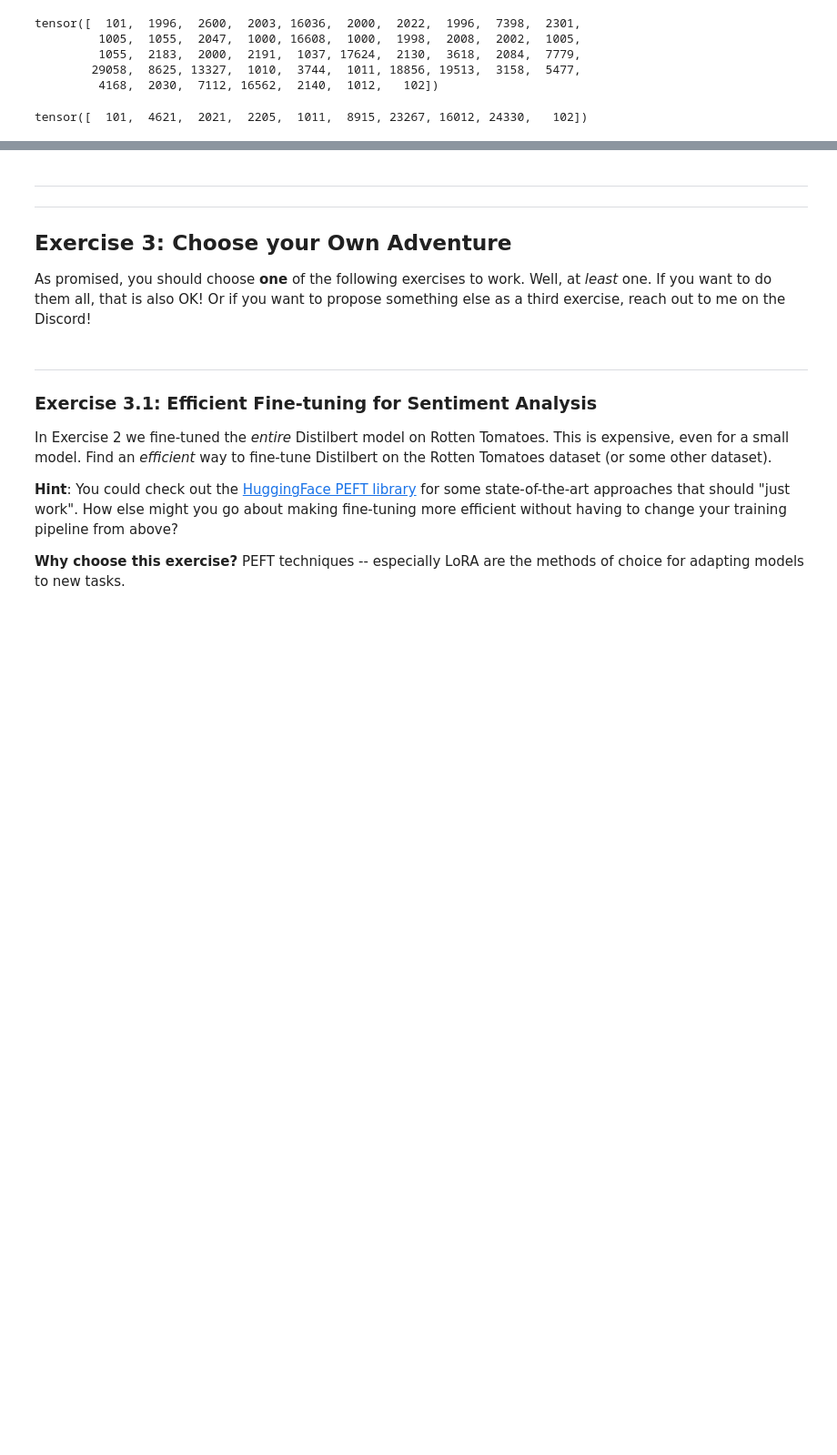
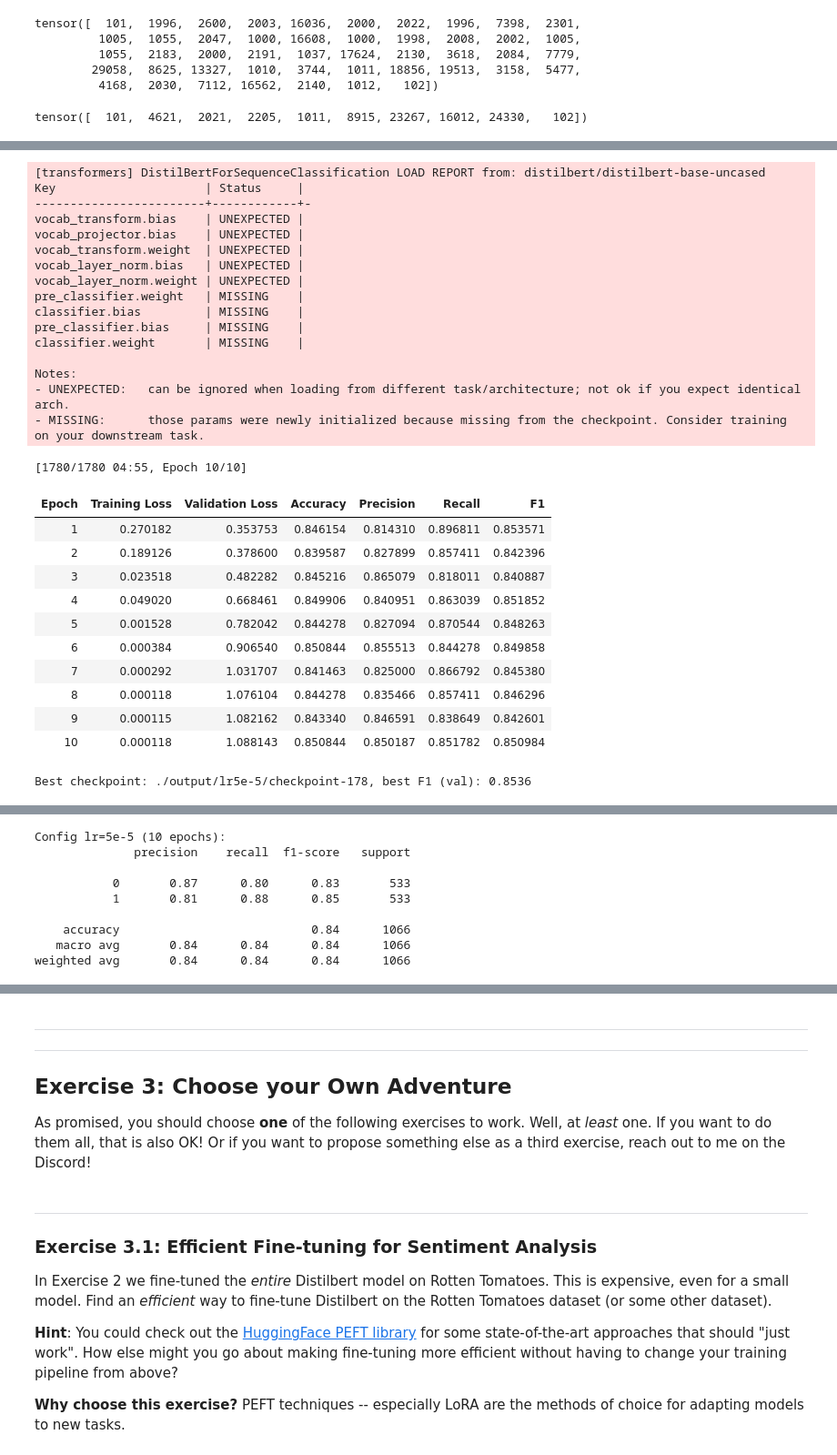
Before and after one commit to Eros-Pinzani/DLA_Projects, a Jupyter notebook: Lab02_DLA/DLA-Lab2.ipynb, the cells around one changed output, grey strips where cells are left out. Shown at 91% size. Saved outputs shown, nothing was run; the diff lists cells and outputs as text; code cells hidden in the pictures; blank space fills up the shorter version.

```diff
--- a/Lab02_DLA/DLA-Lab2.ipynb
+++ b/Lab02_DLA/DLA-Lab2.ipynb
@@ -676,0 +816,53 @@ TrainOutput(global_step=1780, training_loss=0.012748258094380321, metrics={'trai
+# %%
+training_args_lr5 = TrainingArguments(
+    output_dir='./output/lr5e-5',
+    learning_rate=5e-5,
+    per_device_train_batch_size=48,
+    per_device_eval_batch_size=48,
+    num_train_epochs=10,
+    use_cpu=False,
+    save_strategy='epoch',
+    report_to='wandb',
+    run_name='lr5e-5_ep10',
+    logging_strategy="steps",
+    logging_steps=1,
+    do_eval=True,
+    eval_strategy='epoch',
+    load_best_model_at_end=True,
+    metric_for_best_model='f1',
+    greater_is_better=True,
+    save_total_limit=2,   # keep only the best checkpoint + the last one
+)
+trainer_lr5, preds_lr5 = finetune_and_test(training_args_lr5)
+print("Config lr=5e-5 (10 epochs):")
+print(classification_report(tokenized_test['label'], np.argmax(preds_lr5.predictions, axis=-1)))
+# %% [output]
+[transformers] DistilBertForSequenceClassification LOAD REPORT from: distilbert/distilbert-base-uncased
+Key                     | Status     |
+------------------------+------------+-
+vocab_transform.bias    | UNEXPECTED |
+vocab_projector.bias    | UNEXPECTED |
+vocab_transform.weight  | UNEXPECTED |
+vocab_layer_norm.bias   | UNEXPECTED |
+vocab_layer_norm.weight | UNEXPECTED |
+pre_classifier.weight   | MISSING    |
+classifier.bias         | MISSING    |
+pre_classifier.bias     | MISSING    |
+classifier.weight       | MISSING    |
+
+Notes:
+- UNEXPECTED:   can be ignored when loading from different task/architecture; not ok if you expect identical arch.
+- MISSING:      those params were newly initialized because missing from the checkpoint. Consider training on your downstream task.
+[1780/1780 04:55, Epoch 10/10]
+| Epoch | Training Loss | Validation Loss | Accuracy | Precision | Recall | F1 |
+| 1 | 0.270182 | 0.353753 | 0.846154 | 0.814310 | 0.896811 | 0.853571 |
+| 2 | 0.189126 | 0.378600 | 0.839587 | 0.827899 | 0.857411 | 0.842396 |
+| 3 | 0.023518 | 0.482282 | 0.845216 | 0.865079 | 0.818011 | 0.840887 |
+| 4 | 0.049020 | 0.668461 | 0.849906 | 0.840951 | 0.863039 | 0.851852 |
+| 5 | 0.001528 | 0.782042 | 0.844278 | 0.827094 | 0.870544 | 0.848263 |
+| 6 | 0.000384 | 0.906540 | 0.850844 | 0.855513 | 0.844278 | 0.849858 |
+| 7 | 0.000292 | 1.031707 | 0.841463 | 0.825000 | 0.866792 | 0.845380 |
+| 8 | 0.000118 | 1.076104 | 0.844278 | 0.835466 | 0.857411 | 0.846296 |
+| 9 | 0.000115 | 1.082162 | 0.843340 | 0.846591 | 0.838649 | 0.842601 |
+| 10 | 0.000118 | 1.088143 | 0.850844 | 0.850187 | 0.851782 | 0.850984 |
+Best checkpoint: ./output/lr5e-5/checkpoint-178, best F1 (val): 0.8536
@@ -677 +870,10 @@ TrainOutput(global_step=1780, training_loss=0.012748258094380321, metrics={'trai
+Config lr=5e-5 (10 epochs):
+              precision    recall  f1-score   support
+
+           0       0.87      0.80      0.83       533
+           1       0.81      0.88      0.85       533
+
+    accuracy                           0.84      1066
+   macro avg       0.84      0.84      0.84      1066
+weighted avg       0.84      0.84      0.84      1066
 # %%
```
Also changed, not shown: parts of 12 cells of this notebook.
